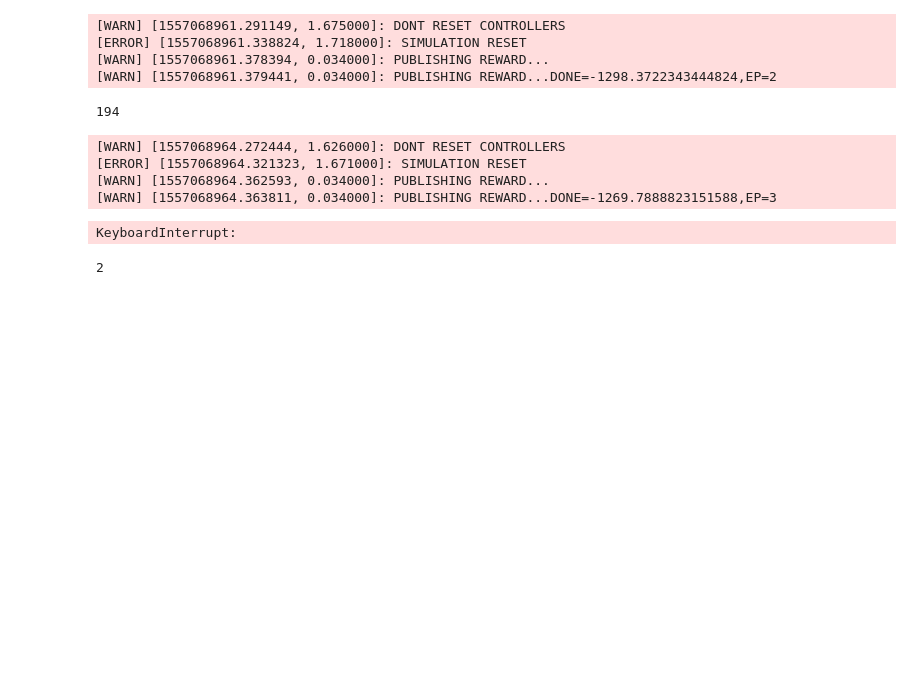
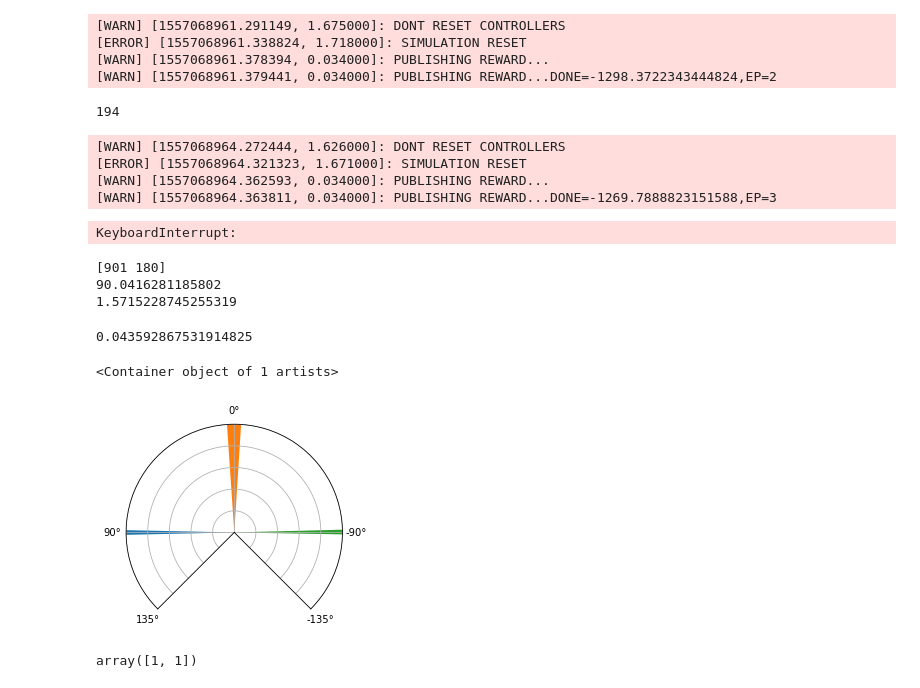
Before and after one commit to karray/neuroracer, a Jupyter notebook: neuroracer_gym_rl/q_learning.ipynb, the cells around one changed output. Drawn from its saved outputs; the diff is of its cells as text; code cells hidden in the pictures; blank space fills up the shorter version.

Commit message:
rays visualization

```diff
--- a/neuroracer_gym_rl/q_learning.ipynb
+++ b/neuroracer_gym_rl/q_learning.ipynb
@@ -72,5 +77,6 @@ def degree_to_ray(degree, n_rays, min_angle, max_angle):
 # %%
-degree_to_ray(-90, 1081, -2.3561944902, 2.3561944902)
+pr = PolarRay(1081, -2.3561944902, 2.3561944902)
+pr.degree_to_ray(-90)
 # %% [output]
 901
 # %%
@@ -406,7 +412,45 @@ while True:
 [WARN] [1557068964.362593, 0.034000]: PUBLISHING REWARD...
 [WARN] [1557068964.363811, 0.034000]: PUBLISHING REWARD...DONE=-1269.7888823151588,EP=3
 KeyboardInterrupt:
-# %%
-random.choice([0,2])
-# %% [output]
-2
+# %%
+print(degree_to_ray(np.array([-90, 90]), 1081, -2.3561944902, 2.3561944902))
+print(ray_to_degree(180, 1081, -2.3561944902, 2.356194490))
+print(ray_to_rad(180, 1081, -2.3561944902, 2.356194490))
+ray_to_rad(175, 1081, -2.3561944902, 2.356194490)-ray_to_rad(185, 1081, -2.3561944902, 2.356194490)
+# %% [output]
+[901 180]
+90.0416281185802
+1.5715228745255319
+0.043592867531914825
+# %%
+fig = plt.figure()
+ax = fig.add_subplot(111, polar=True)
+
+frame1 = plt.gca()
+frame1.axes.yaxis.set_ticklabels([])
+plt.ylim(0, 1)
+ax.set_thetamin(pr.min_a*180/np.pi)
+ax.set_thetamax(pr.max_a*180/np.pi)
+ax.set_theta_offset(np.pi/2)
+ax.set_xticks([pr.max_a, 90*np.pi/180, 0, -90*np.pi/180, pr.min_a])
+
+r = pr.ray_to_rad(180)
+rw = pr.ray_to_rad(185)-pr.ray_to_rad(175)
+
+c = pr.ray_to_rad(540)
+cw = pr.ray_to_rad(555)-pr.ray_to_rad(525)
+
+l = pr.ray_to_rad(900)
+lw = pr.ray_to_rad(905)-pr.ray_to_rad(895)
+
+# ax.plot(np.full(2,ray_to_rad(180, 1081, -2.3561944902, 2.356194490)),y)
+ax.bar([r],[1], width=rw)
+ax.bar([c],[1], width=cw)
+ax.bar([l],[1], width=lw)
+# %% [output]
+<Container object of 1 artists>
+[figure, added]
+# %%
+np.full(2,1)
+# %% [output]
+array([1, 1])
```
Also changed, not shown: parts of 2 cells of this notebook.
